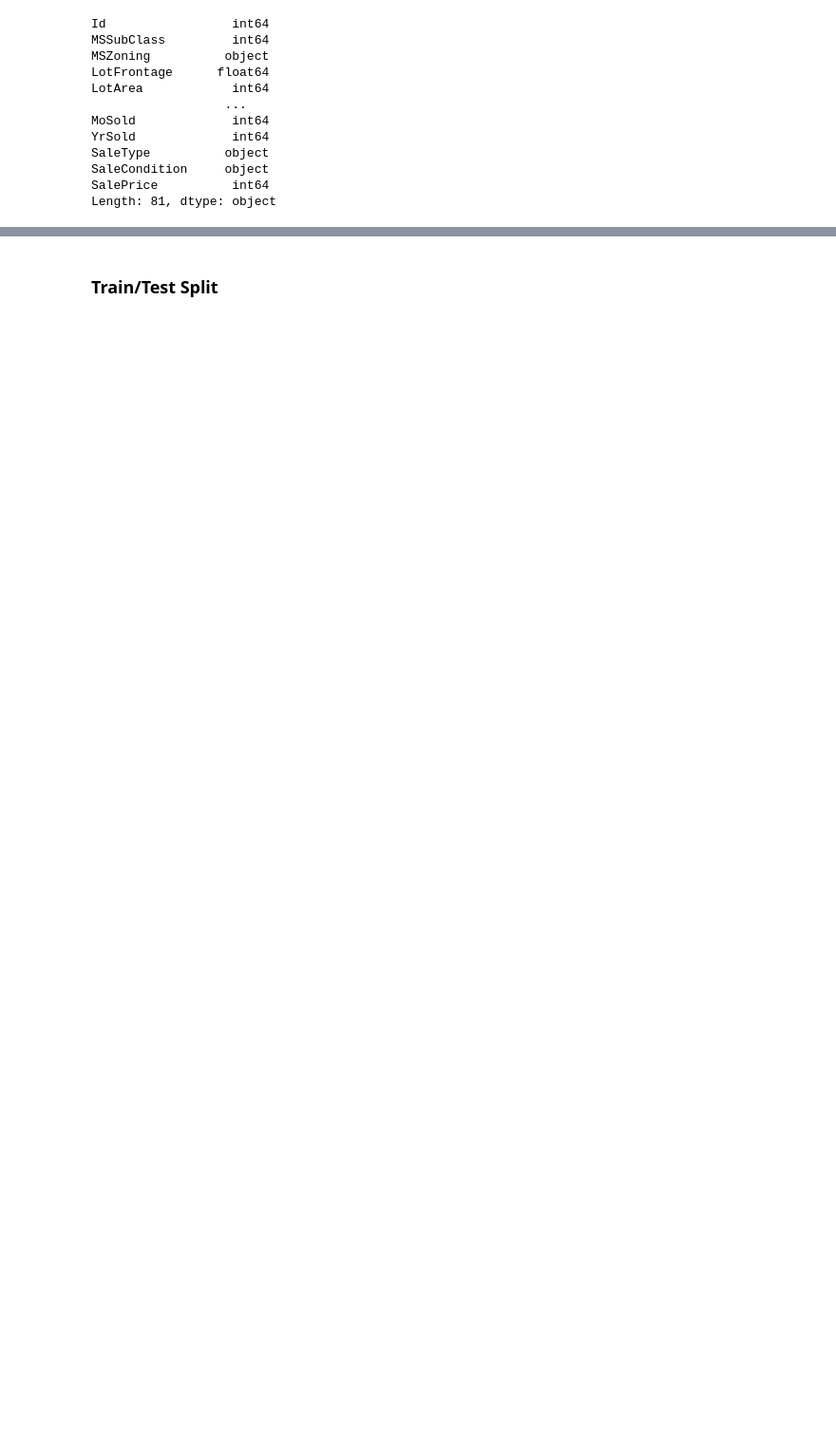
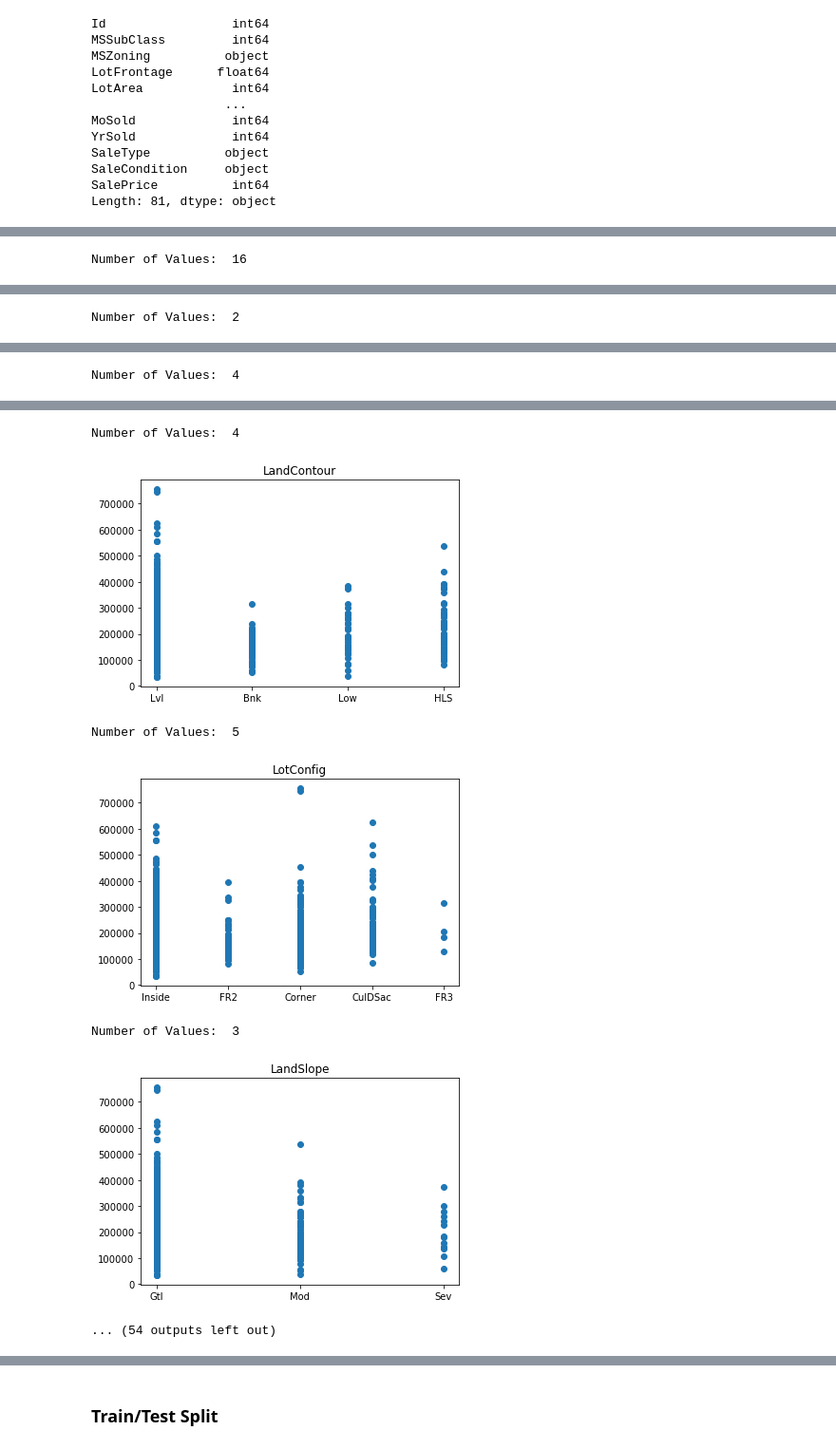
Before and after one commit to coffeenmusic/Kaggle_Housing_Prices_Pytorch, a Jupyter notebook: Housing_Prices.ipynb, the cells around one changed output, grey strips where cells are left out. Shown at 95% size. Drawn from its saved outputs; the diff is of its cells as text; code cells hidden in the pictures; blank space fills up the shorter version.

```diff
--- a/Housing_Prices.ipynb
+++ b/Housing_Prices.ipynb
@@ -101,0 +115,12 @@ for col in good_cols:
+# %%
+for col in dis_feature_cols:
+    try:
+        print('Number of Values: ', len(set(raw[col].values)))
+        plt.figure()
+        plt.scatter(raw[col].values, raw['SalePrice'])
+        plt.title(str(col))
+        plt.show()
+    except:
+        print('Couldnt plot', col)
+# %% [output]
+Number of Values:  16
@@ -101,0 +128 @@ for col in good_cols:
+Number of Values:  2
@@ -101,0 +130 @@ for col in good_cols:
+Number of Values:  4
@@ -102 +132,8 @@ for col in good_cols:
+Number of Values:  4
+[figure, added]
+Number of Values:  5
+[figure, added]
+Number of Values:  3
+[figure, added]
+... (54 outputs left out)
 # %%
```
Also changed, not shown: parts of 35 cells of this notebook.
